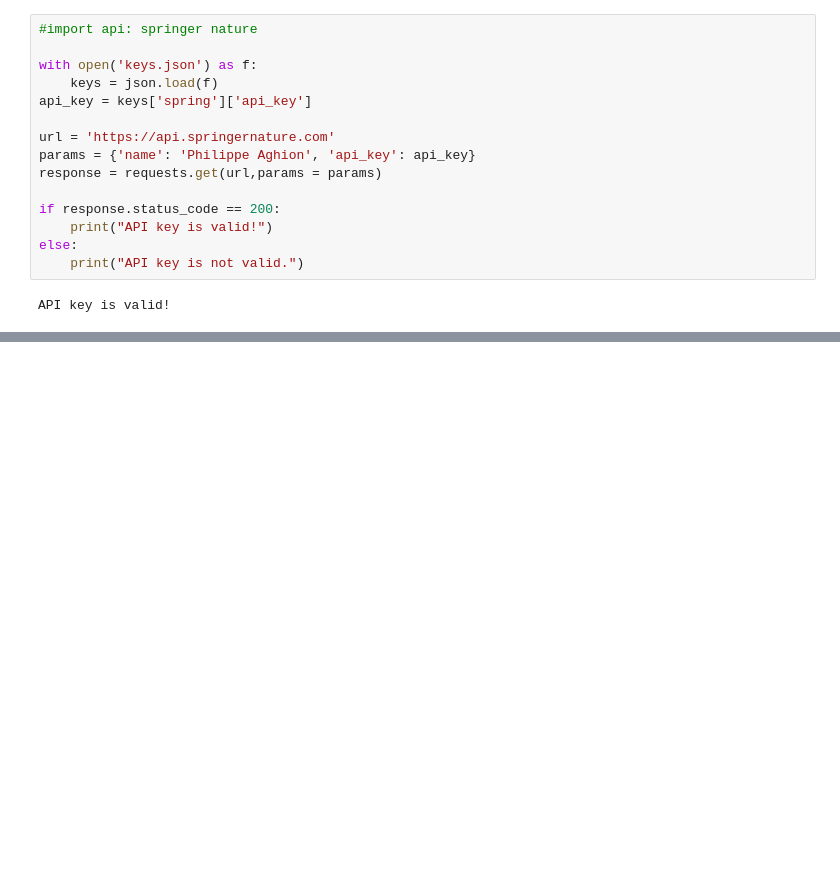
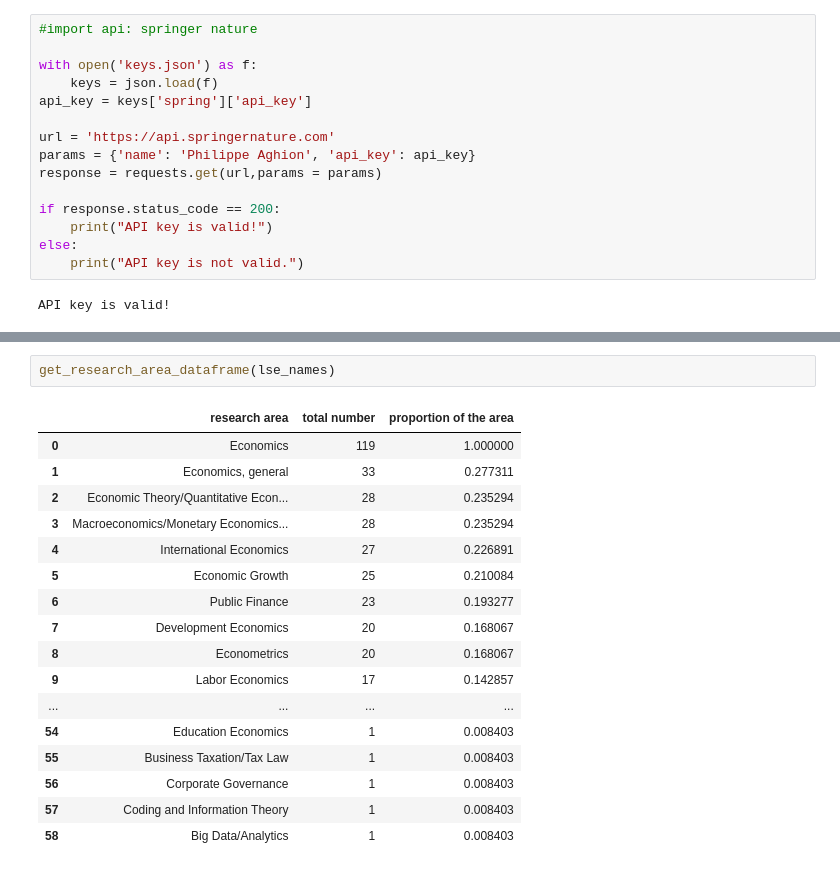
Before and after one commit to kannuoya/st115_project_lse, a Jupyter notebook: project111.ipynb, the cells around one changed output, grey strips where cells are left out. Saved outputs shown, nothing was run; the diff lists cells and outputs as text; blank space fills up the shorter version.

```diff
--- a/project111.ipynb
+++ b/project111.ipynb
@@ -148,0 +209,20 @@ print(dict_num_paper)
+# %%
+get_research_area_dataframe(lse_names)
+# %% [output]
+|  | research area | total number | proportion of the area |
+| 0 | Economics | 119 | 1.000000 |
+| 1 | Economics, general | 33 | 0.277311 |
+| 2 | Economic Theory/Quantitative Econ... | 28 | 0.235294 |
+| 3 | Macroeconomics/Monetary Economics... | 28 | 0.235294 |
+| 4 | International Economics | 27 | 0.226891 |
+| 5 | Economic Growth | 25 | 0.210084 |
+| 6 | Public Finance | 23 | 0.193277 |
+| 7 | Development Economics | 20 | 0.168067 |
+| 8 | Econometrics | 20 | 0.168067 |
+| 9 | Labor Economics | 17 | 0.142857 |
+| ... | ... | ... | ... |
+| 54 | Education Economics | 1 | 0.008403 |
+| 55 | Business Taxation/Tax Law | 1 | 0.008403 |
+| 56 | Corporate Governance | 1 | 0.008403 |
+| 57 | Coding and Information Theory | 1 | 0.008403 |
+| 58 | Big Data/Analytics | 1 | 0.008403 |
```
Also changed, not shown: parts of 9 cells of this notebook.
